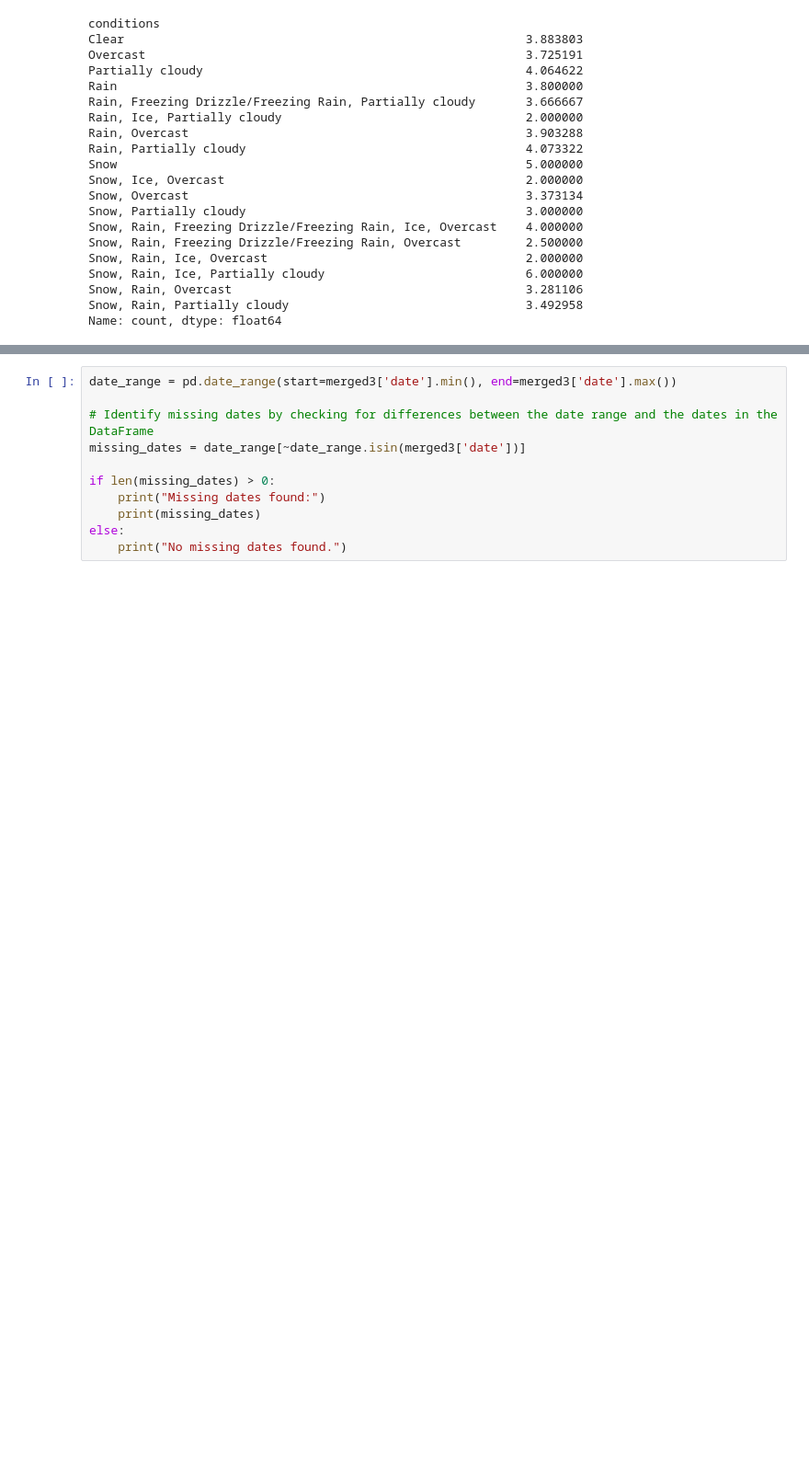
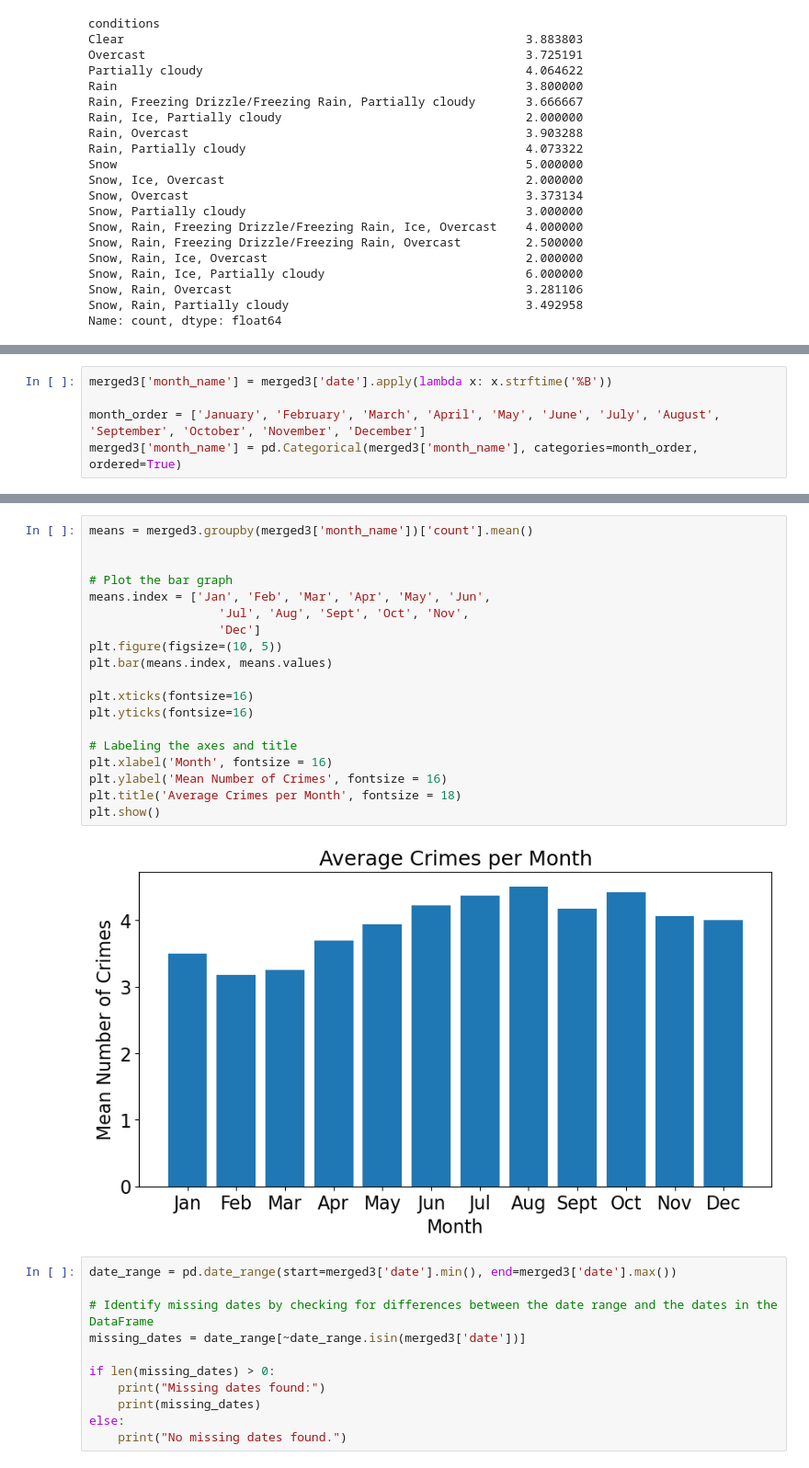
Before and after one commit to camilla47/CrimeCaseStudy, a Jupyter notebook: daisy.ipynb, the cells around one changed output, grey strips where cells are left out. Shown at 92% size. Cells and saved outputs as stored; diff of their text form; blank space fills up the shorter version.

```diff
--- a/daisy.ipynb
+++ b/daisy.ipynb
@@ -588,0 +659,5 @@ Name: count, dtype: float64
+# %%
+merged3['month_name'] = merged3['date'].apply(lambda x: x.strftime('%B'))
+
+month_order = ['January', 'February', 'March', 'April', 'May', 'June', 'July', 'August', 'September', 'October', 'November', 'December']
+merged3['month_name'] = pd.Categorical(merged3['month_name'], categories=month_order, ordered=True)
@@ -589,3 +675,24 @@ Name: count, dtype: float64
+# %%
+means = merged3.groupby(merged3['month_name'])['count'].mean()
+
+
+# Plot the bar graph
+means.index = ['Jan', 'Feb', 'Mar', 'Apr', 'May', 'Jun',
+                  'Jul', 'Aug', 'Sept', 'Oct', 'Nov',
+                  'Dec']
+plt.figure(figsize=(10, 5))
+plt.bar(means.index, means.values)
+
+plt.xticks(fontsize=16)
+plt.yticks(fontsize=16)
+
+# Labeling the axes and title
+plt.xlabel('Month', fontsize = 16)
+plt.ylabel('Mean Number of Crimes', fontsize = 16)
+plt.title('Average Crimes per Month', fontsize = 18)
+plt.show()
+# %% [output]
+[figure, added]
 # %%
 date_range = pd.date_range(start=merged3['date'].min(), end=merged3['date'].max())
 
```
Also changed, not shown: parts of 35 cells of this notebook.
